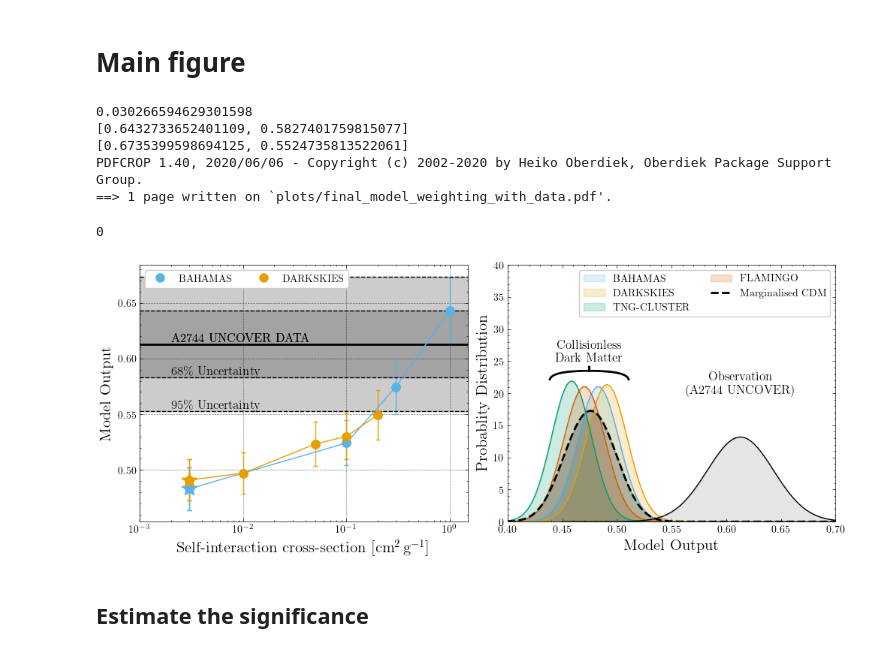
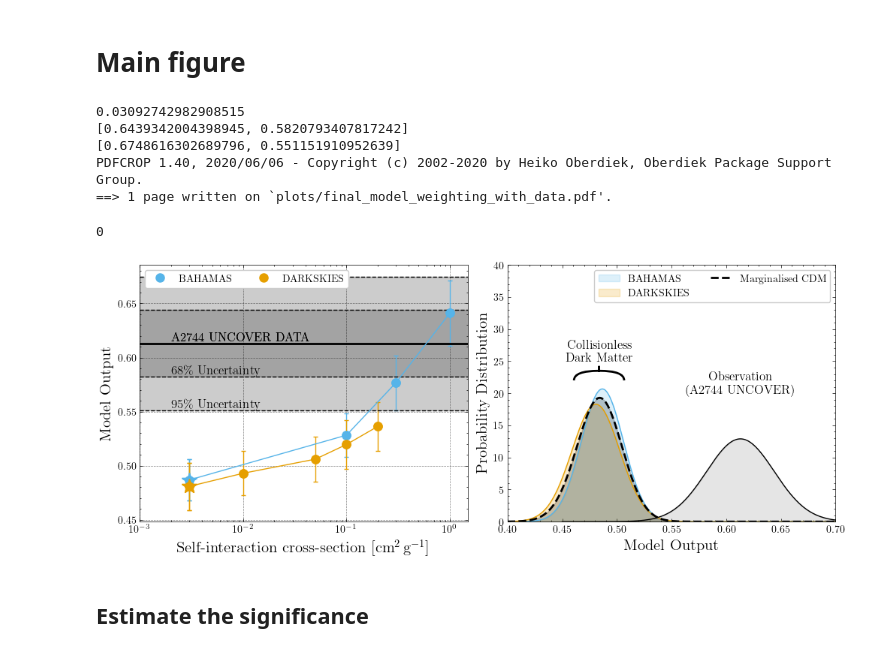
Before and after one commit to davidharvey1986/ml_a2744, a Jupyter notebook: notebooks/plots_for_paper.ipynb, the cells around one changed output. Drawn from its saved outputs; the diff is of its cells as text; code cells hidden in the pictures.

```diff
--- a/notebooks/plots_for_paper.ipynb
+++ b/notebooks/plots_for_paper.ipynb
@@ -249,7 +249,7 @@ npts = 10000
 xpdf = np.linspace(0.35,0.7, npts)
 marginalised_pdf = np.zeros(npts)
 
-for ifx, results_file in enumerate( [ fiducial, tng_flamingo ]):
+for ifx, results_file in enumerate( [ fiducial ]):
     domain = this_domain[ifx]
 
     all_results= pkl.load(open(results_file,'rb'))
@@ -333,7 +333,7 @@ for ifx, results_file in enumerate( [ fiducial, tng_flamingo ]):
 
 
         axarr[1].set_xlabel("Model Output", fontsize=15)
-        axarr[1].set_ylabel("Probablity Distribution", fontsize=15)
+        axarr[1].set_ylabel("Probability Distribution", fontsize=15)
 
         axarr[1].set_xlim(0.475, 0.65)
 
@@ -363,37 +363,37 @@ plot_observations( "pickles/model_on_data.pkl", ifilter, ax=axarr[0],
                   plot_args={'lw':2, 'color':'k'}, fill_args={'alpha':0.2, 'color':'k'},
                   uncertainty=[68,95])
 
 axarr[0].legend(loc=2,ncols=2)
 
 plot_observations( "pickles/model_on_data.pkl", ifilter, ax=axarr[1],
                   plot_args={'lw':2, 'color':'k'}, fill_args={'alpha':0.1, 'color':'k'}, plotpdf=True)
 
 edges = [np.min(cdm_vals)-0.02, np.max(cdm_vals)+0.02]
 curly_brace(axarr[1], edges[0], edges[1], 22, 3, upward=True)
 axarr[1].text(np.mean(edges), 25, "Collisionless \n Dark Matter", ha='center', fontsize=12)
 
 text_center =  1- np.mean(pkl.load(open( "pickles/model_on_data.pkl",'rb'))[1]['concat'])
 axarr[1].text(text_center, 20, "Observation \n (A2744 UNCOVER)", ha='center', fontsize=12)
 
 axarr[1].grid(False)
 axarr[1].set_ylim(0, 40)
 axarr[1].set_xlim(0.4, 0.7)
 
 axarr[1].legend(ncols=2)
 
 fig.align_xlabels()
 
 filename = "plots/final_model_weighting_with_data.pdf"
 plt.savefig(filename)
 os.system("pdfcrop %s %s" % ( filename, filename))
 # %% [output]
-0.030266594629301598
-[0.6432733652401109, 0.5827401759815077]
-[0.6735399598694125, 0.5524735813522061]
+0.03092742982908515
+[0.6439342004398945, 0.5820793407817242]
+[0.6748616302689796, 0.551151910952639]
 PDFCROP 1.40, 2020/06/06 - Copyright (c) 2002-2020 by Heiko Oberdiek, Oberdiek Package Support Group.
 ==> 1 page written on `plots/final_model_weighting_with_data.pdf'.
 0
-[figure, old version]
+[figure, new version]
 # %% [markdown]
 ## Estimate the significance
 # %%
```
Also changed, not shown: parts of 4 cells of this notebook, 2 other files.
